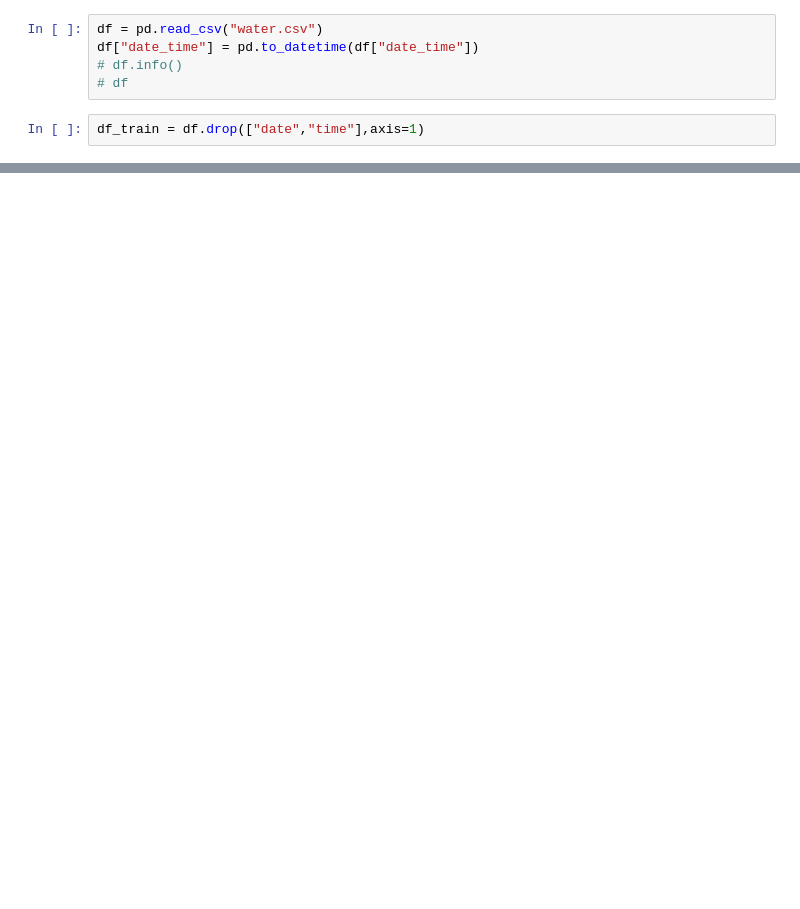
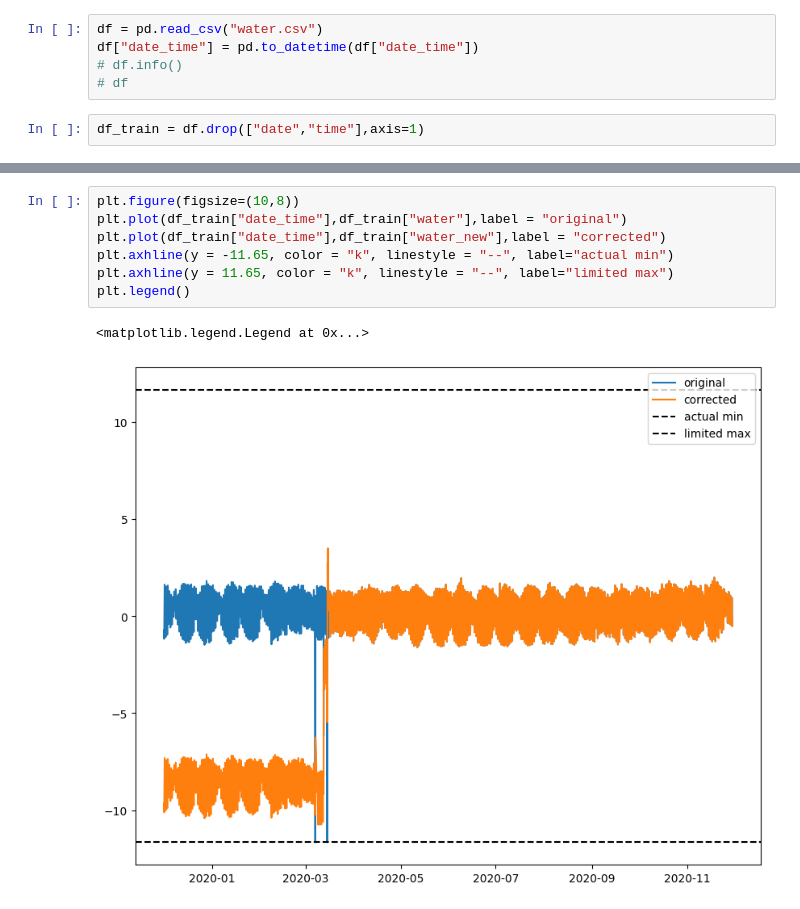
Before and after one commit to tanaponwet/salinity-predictive-system, a Jupyter notebook: water.ipynb, the cells around one changed output, grey strips where cells are left out. Cells and saved outputs as stored; diff of their text form; blank space fills up the shorter version.

```diff
--- a/water.ipynb
+++ b/water.ipynb
@@ -83,0 +129,10 @@ adf_test(df_train["water_diff"].dropna())
+# %%
+plt.figure(figsize=(10,8))
+plt.plot(df_train["date_time"],df_train["water"],label = "original")
+plt.plot(df_train["date_time"],df_train["water_new"],label = "corrected")
+plt.axhline(y = -11.65, color = "k", linestyle = "--", label="actual min")
+plt.axhline(y = 11.65, color = "k", linestyle = "--", label="limited max")
+plt.legend()
+# %% [output]
+<matplotlib.legend.Legend at 0x...>
+[figure, added]
```
Also changed, not shown: parts of 17 cells of this notebook, 6 other files.
